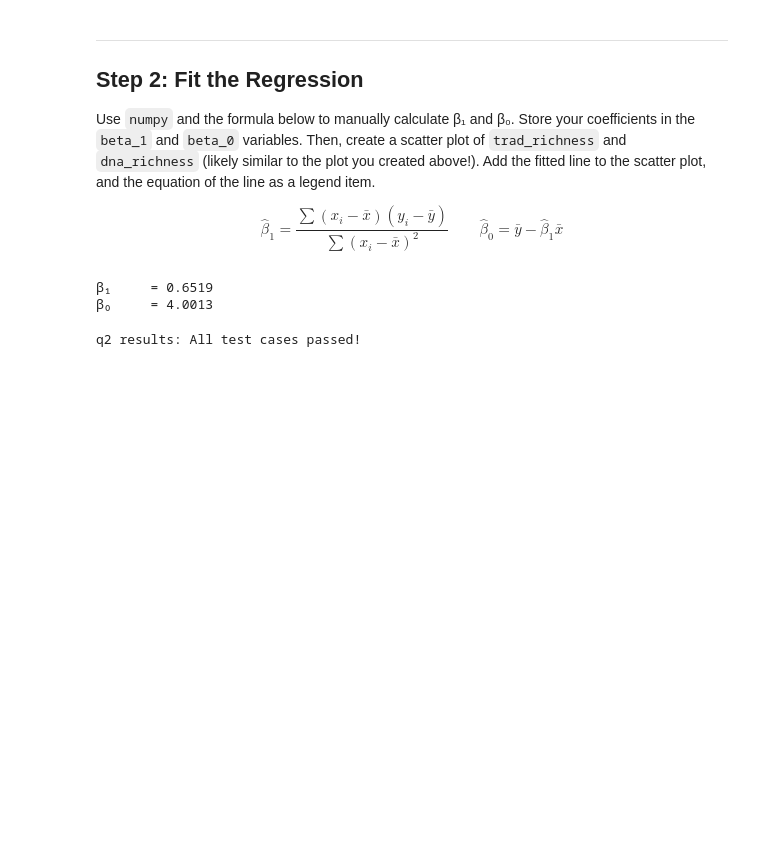
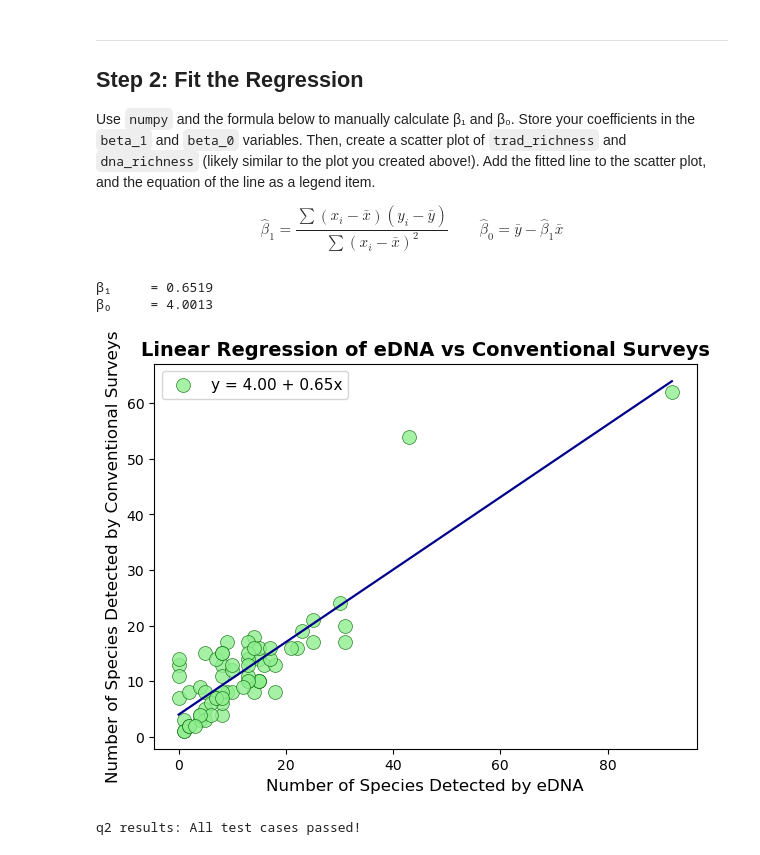
Before and after one commit to mmorenorolon/assignment-1, a Jupyter notebook: task2/hw1-task2.ipynb, the cells around one changed output. Saved outputs shown, nothing was run; the diff lists cells and outputs as text; code cells hidden in the pictures; blank space fills up the shorter version.

Commit message:
Plot the scatter plot with the fitted regression line. Interpret the coefficients.

```diff
--- a/task2/hw1-task2.ipynb
+++ b/task2/hw1-task2.ipynb
@@ -98,15 +98,44 @@ Use `numpy` and the formula below to manually calculate β₁ and β₀. Store y
 $$\hat{\beta}_1 = \frac{\sum(x_i - \bar{x})(y_i - \bar{y})}{\sum(x_i - \bar{x})^2} \qquad \hat{\beta}_0 = \bar{y} - \hat{\beta}_1\bar{x}$$
 # %%
 # Estimate the slope and intercept of the line
-
 beta_1 = ((df['dna_richness'] - df['dna_richness'].mean()) * (df['trad_richness'] - df['trad_richness'].mean())).sum() / ((df['dna_richness'] - df['dna_richness'].mean())**2).sum()
 beta_0 = df['trad_richness'].mean() - beta_1 * df['dna_richness'].mean()
 
+# Print the slope and intercept
 print(f"\u03b2\u2081     = {beta_1:.4f}")
 print(f"\u03b2\u2080     = {beta_0:.4f}")
+
+# Create empty figure
+plt.figure(figsize=(7, 5))
+
+# Plot the data points
+plt.scatter(x=df.dna_richness,
+            y=df.trad_richness,
+            alpha=0.8,
+            edgecolors='darkgreen',
+            color='lightgreen',
+            s=100,
+            linewidths=0.5)
+
+# Add the regression line
+x = np.array([df['dna_richness'].min(), df['dna_richness'].max()])
+y = beta_0 + beta_1 * x
+plt.plot(x, y, color='darkblue', linewidth=1.6)
+
+# Add the equation of the line as a legend item
+plt.legend([f'y = {beta_0:.2f} + {beta_1:.2f}x'],
+           loc='upper left',
+           fontsize=11)
+
+# Label the title and axes
+plt.title('Linear Regression of eDNA vs Conventional Surveys', fontsize=14, fontweight='bold')
+plt.ylabel('Number of Species Detected by Conventional Surveys', fontsize=12)
+plt.xlabel('Number of Species Detected by eDNA', fontsize=12)
+plt.show()
 # %% [output]
 β₁     = 0.6519
 β₀     = 4.0013
+[figure, added]
 # %%
 grader.check("q2")
 # %% [output]
```
Also changed, not shown: parts of 1 cell of this notebook.
